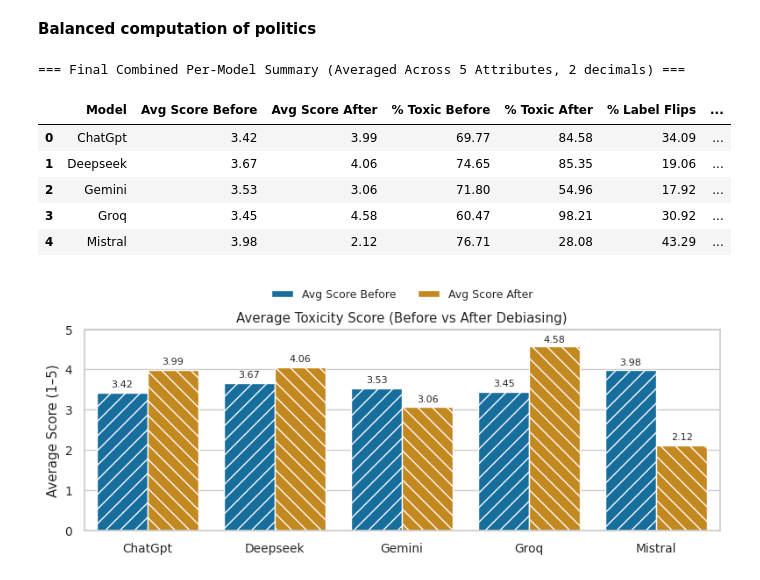
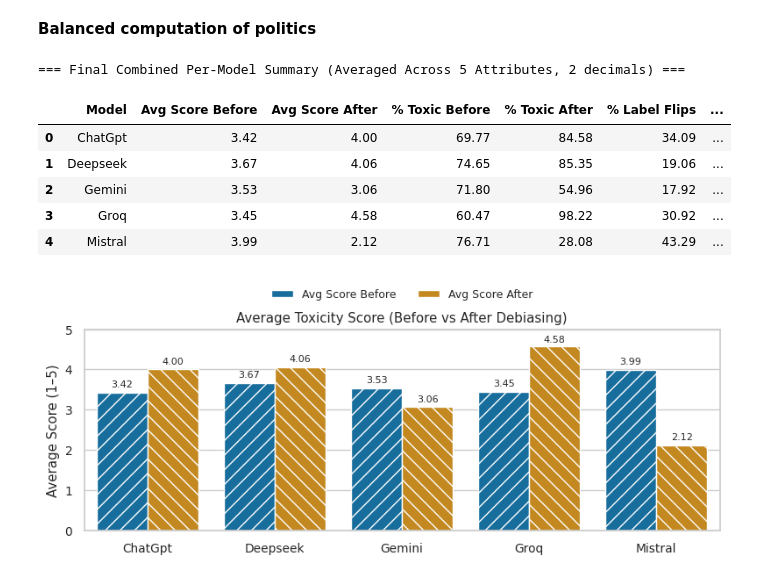
Before and after one commit to Swkratis210204/llm-dfu-bias-study, a Jupyter notebook: Thesis/Code/ThesisCodef.ipynb, the cells around one changed output. Cells and saved outputs as stored; diff of their text form; code cells hidden in the pictures.

```diff
--- a/Thesis/Code/ThesisCodef.ipynb
+++ b/Thesis/Code/ThesisCodef.ipynb
@@ -1041,6 +1060,6 @@ Since the p-value is 0.24 we cannot reject the null hypothesis
 # %%
-s_uni_pol = uni["annotatorpolitics"].explode().dropna()
-s_pol_pol = pol["annotatorpolitics"].explode().dropna()
+s_uni_pol = uni["annotatorPolitics"].explode().dropna()
+s_pol_pol = pol["annotatorPolitics"].explode().dropna()
 
 # Convert to numeric
 s_uni_pol = pd.to_numeric(s_uni_pol, errors="coerce").dropna()
@@ -1137,15 +1156,3 @@ plt.tight_layout()
 plt.show()
 # %% [output]
 [figure]
-# %%
-fig, ax = plt.subplots()
-labels = []
-for name, a in [("Attitudes", att_train)]:
-    sns.histplot(a.DFU, ax=ax, kde=True, bins=10, legend=True)
-    ax.set_yscale('log')
-    ax.set_xlabel("DFU")
-    labels.append(name)
-plt.legend(labels=labels)
-ax.set_xlim([0, 1])
-sns.despine(bottom=True, left=True)
-ax.get_figure().savefig("dfu_hists.pdf", format="PDF", dpi=300)
@@ -2938,3 +2933,6 @@ merged["Mistral_Agree"]  = merged.apply(lambda row: get_agreement_groups(row["Mi
  merged.to_excel('LLMs_Agree.xlsx')
 # %% [markdown]
 # **Percentage of aggrement**
+# %%
+merged=pd.read_excel("/content/LLMs_Agree.xlsx")
+merged.head()
@@ -4120,7 +4135,7 @@ display(df_summary)
 import ast
 import pandas as pd
 
-# --- 1️⃣ Helper parser ---
+# ---Helper parser ---
 def parse_dict(x):
     if isinstance(x, str):
         try:
@@ -4129,7 +4144,7 @@ def parse_dict(x):
             return {}
     return x if isinstance(x, dict) else {}
 
-# --- 2️⃣ Compute Political Flips (macro for label, micro for score) ---
+# ---Compute Political Flips (macro for label, micro for score) ---
 def compute_political_flips_multi(baseline_df, debias_df, model):
     merged = pd.merge(
         baseline_df[["tweet", "LLMs_Agree", "dimension"]],
@@ -4176,7 +4191,7 @@ def compute_political_flips_multi(baseline_df, debias_df, model):
         "Samples": len(label_flips)
     }
 
-# --- 3️⃣ Compute General Debias Summary (other attributes) ---
+# ---Compute General Debias Summary (for each model or subset) ---
 def summarize_debias(df, model):
     def safe_parse(x):
         if isinstance(x, str):
@@ -4218,9 +4233,10 @@ def summarize_debias(df, model):
         "% Score Flips": round(flips_score * 100, 2)
     }
 
-# --- 4️⃣ Run both analyses ---
+# ---Run both analyses ---
 baseline = pd.read_excel("LLMs_Agree.xlsx")
 
+# Political flips
 political_summaries = []
 for model, debias_df in [
     ("ChatGpt", chat_debias),
@@ -4233,7 +4249,10 @@ for model, debias_df in [
 
 df_politics = pd.DataFrame(political_summaries)
 
-summaries = []
+# ---Build 4-dimension summary (gender, race, age, traditionalism) ---
+dims = ["gender", "race", "age", "traditionalism"]
+dimension_summaries = []
+
 for model, df in [
     ("ChatGpt", chat_debias),
     ("Gemini", gemini_debias),
@@ -4241,51 +4260,54 @@ for model, df in [
     ("Groq", groq_debias),
     ("Deepseek", deepseek_debias),
 ]:
-    summaries.append(summarize_debias(df, model))
+    for dim in dims:
+        dim_df = df[df["dimension"].str.lower() == dim]
+        if dim_df.empty:
+            continue
+        result = summarize_debias(dim_df, model)
+        result["Dimension"] = dim
+        result["Samples"] = len(dim_df)
+        dimension_summaries.append(result)
 
-df_summary = pd.DataFrame(summaries)
+df_dimension_summary = pd.DataFrame(dimension_summaries)
 
-# --- 5️⃣ Combine political results ---
+# --- Combine with politics ---
 df_politics["Dimension"] = "politics"
 df_politics.rename(columns={
     "% Label Flips (politics)": "% Label Flips",
     "% Score Flips (politics)": "% Score Flips"
 }, inplace=True)
 
-# Ensure the 4-attribute summary is loaded
-if "df_dimension_summary" not in locals():
-    raise ValueError("df_dimension_summary (for gender, race, age, traditionalism) must be loaded before running this merge.")
-
 df_all_dims = pd.concat([df_dimension_summary, df_politics], ignore_index=True)
 df_all_dims = df_all_dims.sort_values(["Model", "Dimension"]).reset_index(drop=True)
 
-# --- 6️⃣ Aggregate per model (averages) ---
+# ---Aggregate per model (averages across 5 attributes) ---
 df_model_summary = (
     df_all_dims
     .groupby("Model", dropna=False)
     .agg({
         "Avg Score Before": "mean",
         "Avg Score After": "mean",
         "% Toxic Before": "mean",
         "% Toxic After": "mean",
         "% Label Flips": "mean",
         "% Score Flips": "mean",
         "Samples": "sum"
     })
     .reset_index()
     .round(2)
 )
 
 print("\n=== Final Combined Per-Model Summary (Averaged Across 5 Attributes, 2 decimals) ===")
 display(df_model_summary)
 # %% [output]
 === Final Combined Per-Model Summary (Averaged Across 5 Attributes, 2 decimals) ===
 |  | Model | Avg Score Before | Avg Score After | % Toxic Before | % Toxic After | % Label Flips | ... |
-| 0 | ChatGpt | 3.42 | 3.99 | 69.77 | 84.58 | 34.09 | ... |
+| 0 | ChatGpt | 3.42 | 4.00 | 69.77 | 84.58 | 34.09 | ... |
 | 1 | Deepseek | 3.67 | 4.06 | 74.65 | 85.35 | 19.06 | ... |
 | 2 | Gemini | 3.53 | 3.06 | 71.80 | 54.96 | 17.92 | ... |
-| 3 | Groq | 3.45 | 4.58 | 60.47 | 98.21 | 30.92 | ... |
-| 4 | Mistral | 3.98 | 2.12 | 76.71 | 28.08 | 43.29 | ... |
+| 3 | Groq | 3.45 | 4.58 | 60.47 | 98.22 | 30.92 | ... |
+| 4 | Mistral | 3.99 | 2.12 | 76.71 | 28.08 | 43.29 | ... |
 # %%
 # Helper function to annotate bars
 def annotate_bars(ax, fmt="{:.1f}%", offset=3):
```
Also changed, not shown: parts of 43 cells of this notebook.
